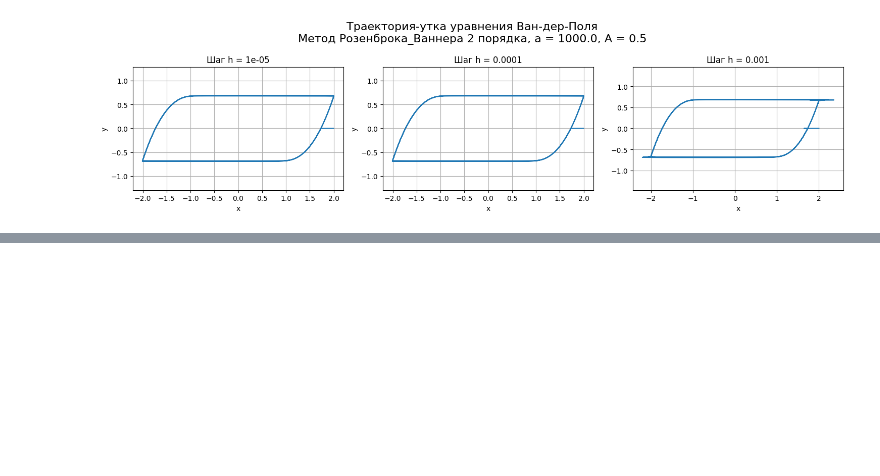
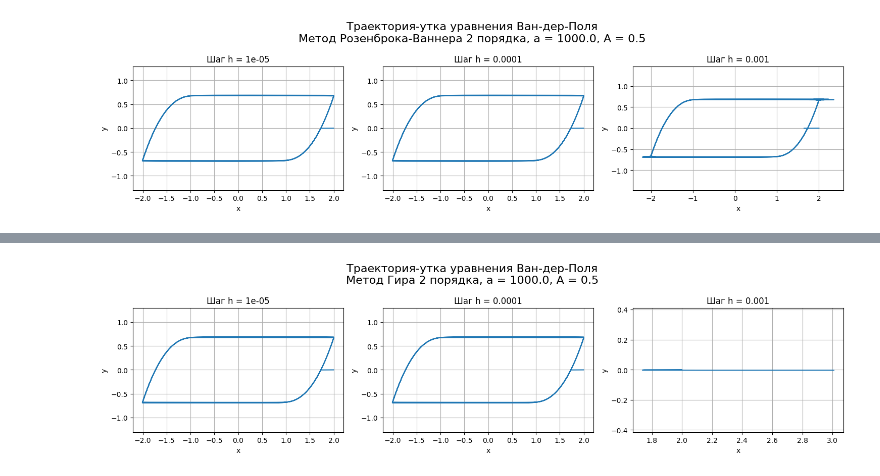
Before and after one commit to oncominglane/computational_mathematics, a Jupyter notebook: sem2/lab2/lab2.ipynb, the cells around one changed output, grey strips where cells are left out. Cells and saved outputs as stored; diff of their text form; code cells hidden in the pictures; blank space fills up the shorter version.

```diff
--- a/sem2/lab2/lab2.ipynb
+++ b/sem2/lab2/lab2.ipynb
@@ -747,0 +802,44 @@ drawing(integrate_rosenbrock, f, Y0, t_start=t_0, t_stop=t_1, order=2, a=a1, A=A
+# %%
+def integrate_gear_nordsieck(f, Y0, t_start, t_stop, h, order, a, A, eps=1e-6, max_iter=50):
+    steps = int((t_stop - t_start) / h)
+    t = t_start
+    Y_hist = [np.array(Y0)]
+    f_hist = [f(t, Y0, a, A)]
+    times = [t]
+
+    # Разгон — РК4
+    for _ in range(order):
+        Y_next = runge_kutt_explicit(f, t, Y_hist[-1], h, order=4, a=a, A=A)
+        t += h
+        Y_hist.append(Y_next)
+        f_hist.append(f(t, Y_next, a, A))
+        times.append(t)
+
+    Y_hist = Y_hist[::-1]  # от последнего к первому
+    f_hist = f_hist[::-1]
+
+    S = [[times[i]] + list(Y_hist[order - i]) for i in range(order + 1)]
+
+    for _ in range(steps - order):
+        y_guess = Y_hist[0].copy()
+        for _ in range(max_iter):
+            f_vals = [f(t + h, y_guess, a, A)] + f_hist
+            y_new = gear_nordsieck(f_vals, Y_hist, h, order)
+            if np.linalg.norm(y_new - y_guess) < eps:
+                break
+            y_guess = y_new
+        # else:
+        #    print("Gear WARNING: не сошлось на шаге t =", t + h)
+
+        t += h
+        f_new = f(t, y_guess, a, A)
+
+        S.append([t] + list(y_guess))
+        Y_hist = [y_guess] + Y_hist[:order - 1]
+        f_hist = [f_new] + f_hist[:order]
+
+    return S
+# %%
+drawing(integrate_gear_nordsieck, f, Y0, t_start=t_0, t_stop=t_1, order=2, a=a1, A=A1, llen=3)
+# %% [output]
+[figure, added]
```
Also changed, not shown: parts of 13 cells of this notebook.
